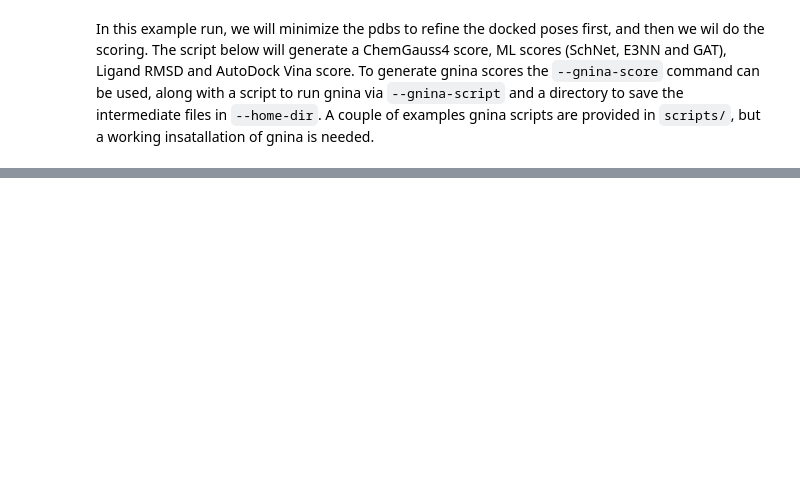
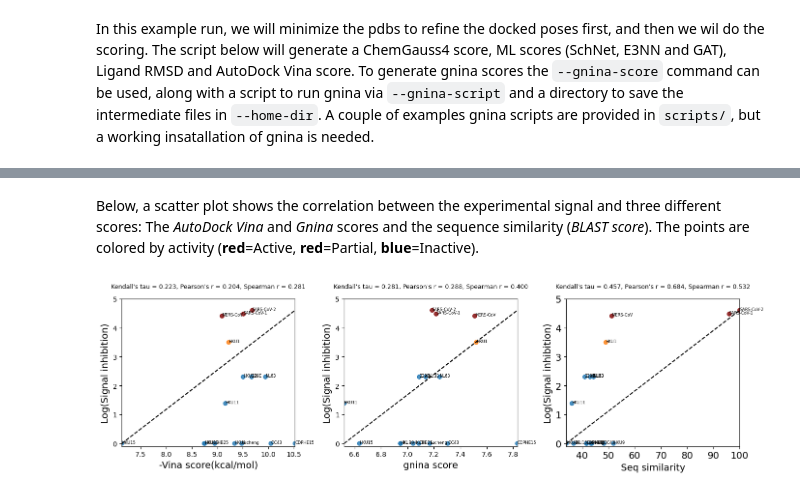
Before and after one commit to choderalab/broad-spectrum-asap-paper, a Jupyter notebook: score_ensitrelvir_spectrum.ipynb, the cells around one changed output, grey strips where cells are left out. Cells and saved outputs as stored; diff of their text form; code cells hidden in the pictures; blank space fills up the shorter version.

```diff
--- a/score_ensitrelvir_spectrum.ipynb
+++ b/score_ensitrelvir_spectrum.ipynb
@@ -155,0 +255,20 @@ In this example run, we will minimize the pdbs to refine the docked poses first,
+# %% [markdown]
+Below, a scatter plot shows the correlation between the experimental signal and three different scores: The *AutoDock Vina* and *Gnina* scores and the sequence similarity (*BLAST score*). The points are colored by activity (**red**=Active, **red**=Partial, **blue**=Inactive).
+# %%
+signal = np.log(df_all['signal'])
+signal[signal == -np.inf] = 0
+
+fig, axs = plt.subplots(1, 3, figsize=(14,4.2))
+
+ax1 = scatter_scores(axs[0], -df_all['Vina-score-min'], signal,
+                    '-Vina score(kcal/mol)', 'Log(Signal inhibition)',title='',
+                    ylim=(-0.1, 5), point_labels=df_all["blast-descriptor"],  hue=df_all['Activity'],)
+ax2 = scatter_scores(axs[1], df_all['CNN_dock_affinity'], signal,
+                    'gnina score', 'Log(Signal inhibition)', title='',
+                    ylim=(-0.1, 5), point_labels=df_all["blast-descriptor"], hue=df_all['Activity'],)
+ax3 = scatter_scores(axs[2], df_all['blast-scores'], signal,
+                    'Seq similarity', 'Log(Signal inhibition)', title='',
+                    ylim=(-0.1, 5), point_labels=df_all["blast-descriptor"], hue=df_all['Activity'],)
+plt.tight_layout()
+# %% [output]
+[figure, added]
```
Also changed, not shown: parts of 25 cells of this notebook, 1 other file.
